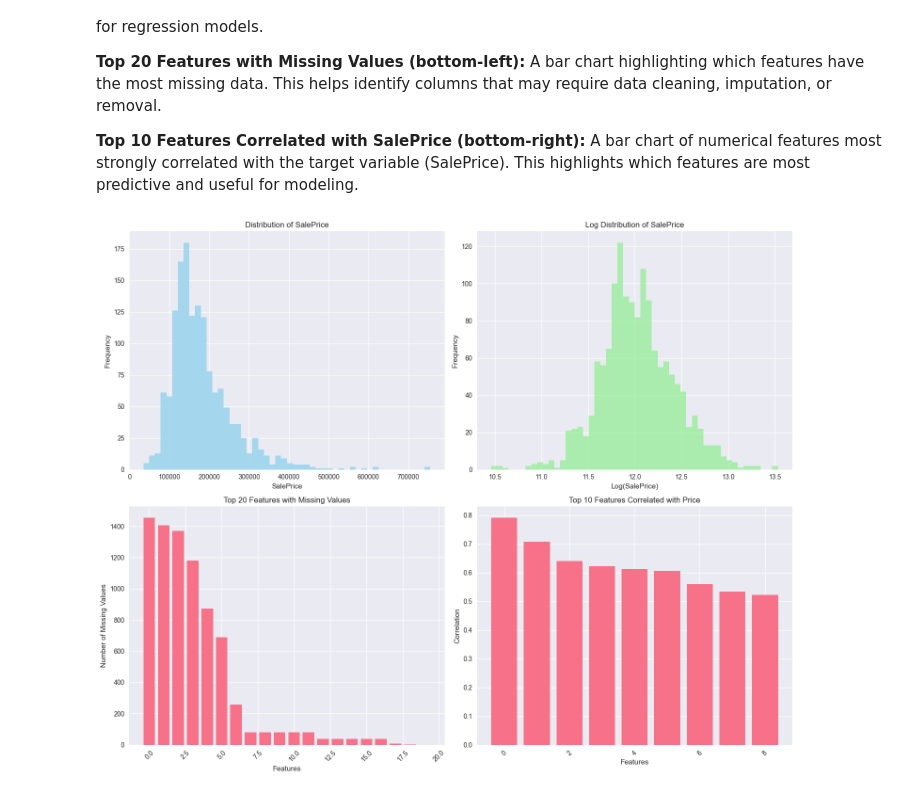
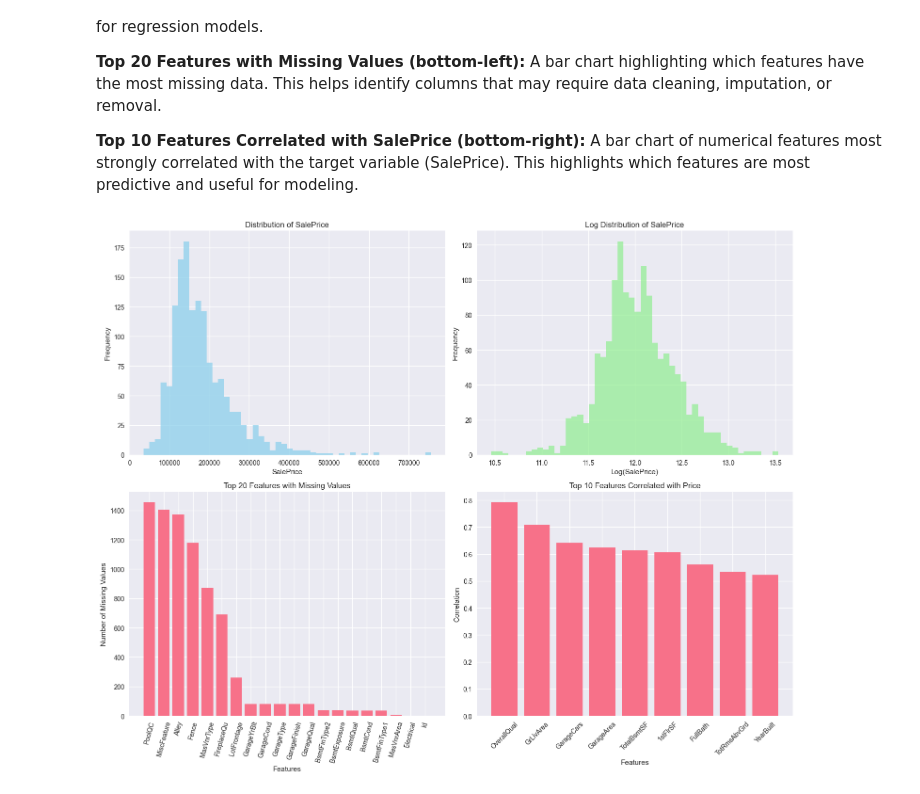
Before and after one commit to adil-w-khan/House-Price-Prediction, a Jupyter notebook: house_price_prediction.ipynb, the cells around one changed output. Drawn from its saved outputs; the diff is of its cells as text; code cells hidden in the pictures.

Commit message:
Add data preprocessing and cleaning function

```diff
--- a/house_price_prediction.ipynb
+++ b/house_price_prediction.ipynb
@@ -116,34 +116,34 @@ fig, axes = plt.subplots(2, 2, figsize=(15, 12))
 #Distribution of target variable
 axes[0, 0].hist(train_data['SalePrice'], bins=50, alpha=0.7, color='skyBlue')
 axes[0, 0].set_title('Distribution of SalePrice')
 axes[0, 0].set_xlabel('SalePrice')
 axes[0, 0].set_ylabel('Frequency')
 
 # Log distribution of target variable
 axes[0, 1].hist(np.log1p(train_data['SalePrice']), bins=50, alpha=0.7, color='lightgreen')
 axes[0, 1].set_title('Log Distribution of SalePrice')
 axes[0, 1].set_xlabel('Log(SalePrice)')
 axes[0, 1].set_ylabel('Frequency')
 
 # Missing values visualization
 missing_data = train_data.isnull().sum().sort_values(ascending=False).head(20)
-axes[1, 0].bar(range(len(missing_data)), missing_data.values)
+axes[1, 0].bar(missing_data.index, missing_data.values)
 axes[1, 0].set_title('Top 20 Features with Missing Values')
 axes[1, 0].set_xlabel('Features')
 axes[1, 0].set_ylabel('Number of Missing Values')
-axes[1, 0].tick_params(axis='x', rotation=45)
+axes[1, 0].tick_params(axis='x', rotation=75)
 
 # Correlation with target variable (only for numerical features)
 numerical_features = train_data.select_dtypes(include=[np.number]).columns
 correlations = train_data[numerical_features].corr()['SalePrice'].sort_values(ascending=False)
 top_corr = correlations.head(10)[1:]
-axes[1,1].bar(range(len(top_corr)), top_corr.values)
+axes[1,1].bar(top_corr.index, top_corr.values)
 axes[1,1].set_title('Top 10 Features Correlated with Price')
 axes[1,1].set_xlabel('Features')
 axes[1,1].set_ylabel('Correlation')
 axes[1,1].tick_params(axis='x', rotation=45)
 
 plt.tight_layout()
 plt.show()
 # %% [output]
-[figure, old version]
+[figure, new version]
```
Also changed, not shown: parts of 2 cells of this notebook.
